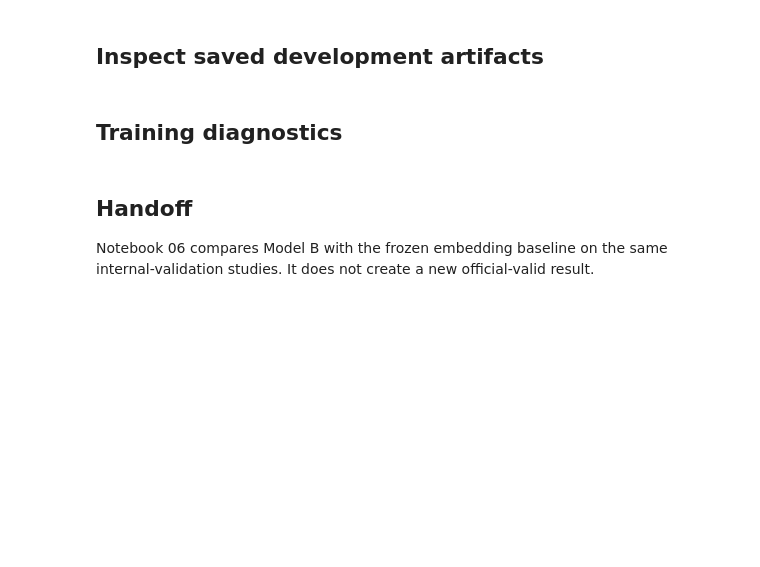
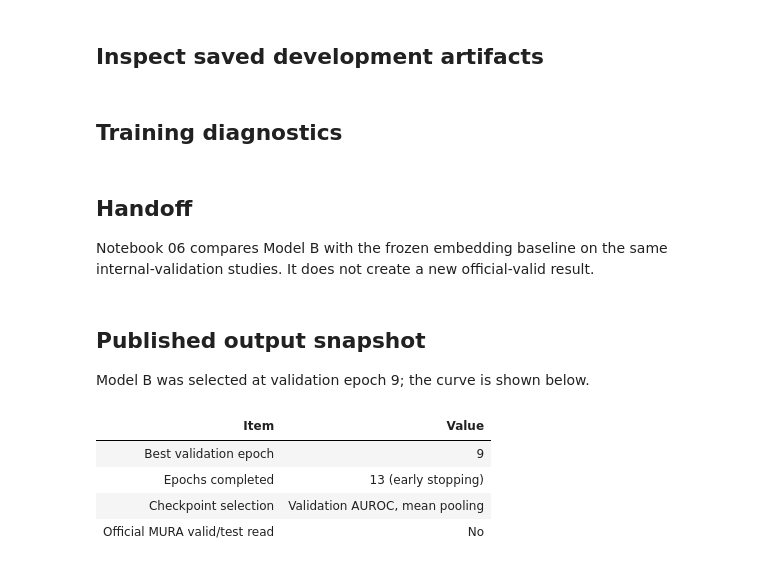
Before and after one commit to NetanelFarhi/mura-wrist-ml-pipeline, a Jupyter notebook: notebooks/05_MURA_FineTuned_ResNet18.ipynb, the cells around one changed output. Cells and saved outputs as stored; diff of their text form; code cells hidden in the pictures; blank space fills up the shorter version.

```diff
--- a/notebooks/05_MURA_FineTuned_ResNet18.ipynb
+++ b/notebooks/05_MURA_FineTuned_ResNet18.ipynb
@@ -177,3 +177,23 @@ plt.show()
 ## Handoff
 
 Notebook 06 compares Model B with the frozen embedding baseline on the same internal-validation studies. It does not create a new official-valid result.
+# %% [markdown]
+## Published output snapshot
+
+Model B was selected at validation epoch 9; the curve is shown below.
+# %%
+# Training summary from the completed validation-only fine-tuning run.
+import pandas as pd
+training_summary = pd.DataFrame([
+    {'Item': 'Best validation epoch', 'Value': '9'},
+    {'Item': 'Epochs completed', 'Value': '13 (early stopping)'},
+    {'Item': 'Checkpoint selection', 'Value': 'Validation AUROC, mean pooling'},
+    {'Item': 'Official MURA valid/test read', 'Value': 'No'},
+])
+display(training_summary)
+# %% [output]
+| Item | Value |
+| Best validation epoch | 9 |
+| Epochs completed | 13 (early stopping) |
+| Checkpoint selection | Validation AUROC, mean pooling |
+| Official MURA valid/test read | No |
```
Also changed, not shown: parts of 2 cells of this notebook, 8 other files.
